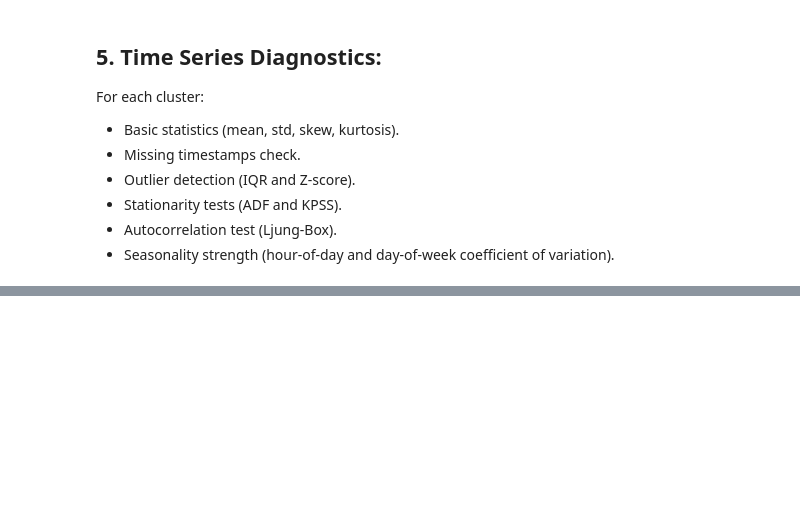
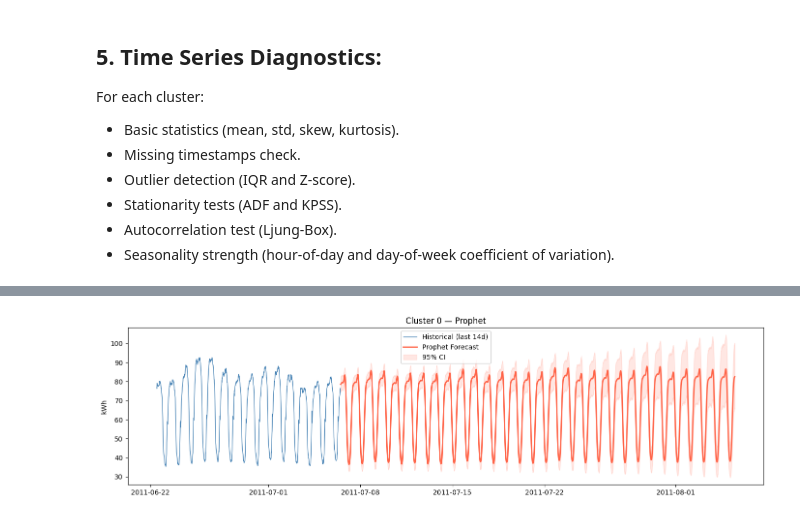
Before and after one commit to bhuvighosh3/Forecasting-project, a Jupyter notebook: Electricity_forecast.ipynb, the cells around one changed output, grey strips where cells are left out. Cells and saved outputs as stored; diff of their text form; code cells hidden in the pictures; blank space fills up the shorter version.

```diff
--- a/Electricity_forecast.ipynb
+++ b/Electricity_forecast.ipynb
@@ -860,0 +444,89 @@ print(summary.to_string())
+# %%
+results = {}
+def metrics(actual, pred, label):
+    mae  = mean_absolute_error(actual, pred)
+    rmse = np.sqrt(mean_squared_error(actual, pred))
+    mape = np.mean(np.abs((actual - pred) / (np.abs(actual) + 1e-9))) * 100
+    print(f"    [{label}]  MAE={mae:.2f}  RMSE={rmse:.2f}  MAPE={mape:.2f}%")
+    return dict(MAE=round(mae,2), RMSE=round(rmse,2), MAPE=round(mape,2))
+
+def prep_prophet(series, test_frac=0.1):
+    """90/10 split — more robust than fixed-day cutoff for short series"""
+    ts = series.reset_index()
+    ts.columns = ['ds', 'y']
+    ts['ds'] = pd.to_datetime(ts['ds'])
+    if ts['ds'].dt.tz is not None:
+        ts['ds'] = ts['ds'].dt.tz_localize(None)
+    ts['is_weekend'] = (ts['ds'].dt.dayofweek >= 5).astype(int)
+    split_idx = int(len(ts) * (1 - test_frac))
+    train = ts.iloc[:split_idx]
+    test  = ts.iloc[split_idx:]
+    print(f"  Train: {len(train):,} rows  ({train['ds'].min()} → {train['ds'].max()})")
+    print(f"  Test : {len(test):,} rows  ({test['ds'].min()} → {test['ds'].max()})")
+    return ts, train, test
+
+def fit_prophet(ts_train, cp=0.05, sp=10):
+    m = Prophet(
+        yearly_seasonality      = False,  # only 6 months — not enough for yearly
+        weekly_seasonality      = True,
+        daily_seasonality       = True,
+        changepoint_prior_scale = cp,
+        seasonality_prior_scale = sp,
+        seasonality_mode        = 'multiplicative'
+    )
+    m.add_regressor('is_weekend')
+    m.fit(ts_train[['ds', 'y', 'is_weekend']])
+    return m
+
+def prophet_forecast(m, ts_full, periods=96*30):
+    future = m.make_future_dataframe(periods=periods, freq='15min')
+    future['is_weekend'] = (future['ds'].dt.dayofweek >= 5).astype(int)
+    fc = m.predict(future)
+    return fc[fc['ds'] > ts_full['ds'].max()]
+
+def plot_forecast(cluster_id, series, future_dates, yhat,
+                  lower=None, upper=None, model_name='', color='tomato'):
+    plt.figure(figsize=(14, 4))
+    last = series.iloc[-96*14:]  # last 14 days (short series so don't use .last())
+    plt.plot(last.index, last.values, color='steelblue', lw=1, label='Historical (last 14d)')
+    plt.plot(future_dates, yhat, color=color, lw=2, label=f'{model_name} Forecast')
+    if lower is not None:
+        plt.fill_between(future_dates, lower, upper,
+                         color=color, alpha=0.15, label='95% CI')
+    plt.title(f"Cluster {cluster_id} — {model_name}")
+    plt.ylabel("kWh"); plt.legend(); plt.tight_layout(); plt.show()
+
+def make_lstm_sequences(data, lookback):
+    X, y = [], []
+    for i in range(lookback, len(data)):
+        X.append(data[i-lookback:i])
+        y.append(data[i])
+    return np.array(X), np.array(y)
+
+
+# CLUSTER 0 — Prophet
+# 317 clients averaged → largest aggregate, smoothest possible signal
+# Skew=-0.43 (mild left), intraday CV=0.265, zero outliers, zero zeros
+# yearly_seasonality=False: only 6 months of data — not enough to fit yearly
+# cp=0.03: very stable trend on 317-client average
+print("CLUSTER 0 — Prophet  (317 clients)")
+
+series_c0 = cluster_series[0]['mean_clean'].copy()
+ts0, tr0, te0 = prep_prophet(series_c0)
+
+m0 = fit_prophet(tr0, cp=0.03, sp=10)
+pred0 = m0.predict(te0[['ds', 'is_weekend']])
+m0_eval = metrics(te0['y'].values, pred0['yhat'].values, 'Prophet test-10%')
+
+m0_full = fit_prophet(ts0, cp=0.03, sp=10)
+fc0 = prophet_forecast(m0_full, ts0)
+plot_forecast(0, series_c0, fc0['ds'], fc0['yhat'],
+              fc0['yhat_lower'], fc0['yhat_upper'], 'Prophet')
+
+m0_full.plot_components(m0_full.predict(
+    ts0.assign(is_weekend=(ts0['ds'].dt.dayofweek >= 5).astype(int))
+))
+plt.suptitle("Cluster 0 — Prophet Components"); plt.tight_layout(); plt.show()
+
+results[0] = {'Prophet': m0_eval}
+# %% [output]
@@ -860,0 +539 @@ print(summary.to_string())
+[figure, added]
```
Also changed, not shown: parts of 39 cells of this notebook.
